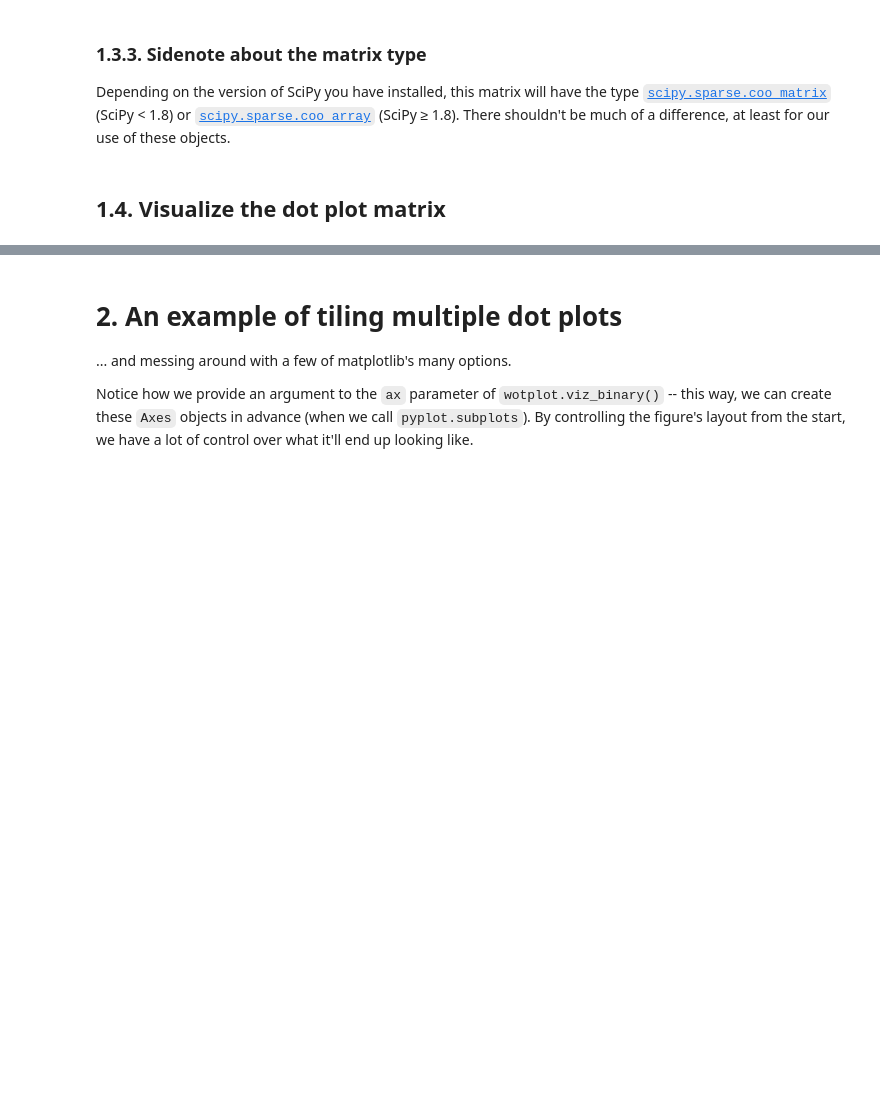
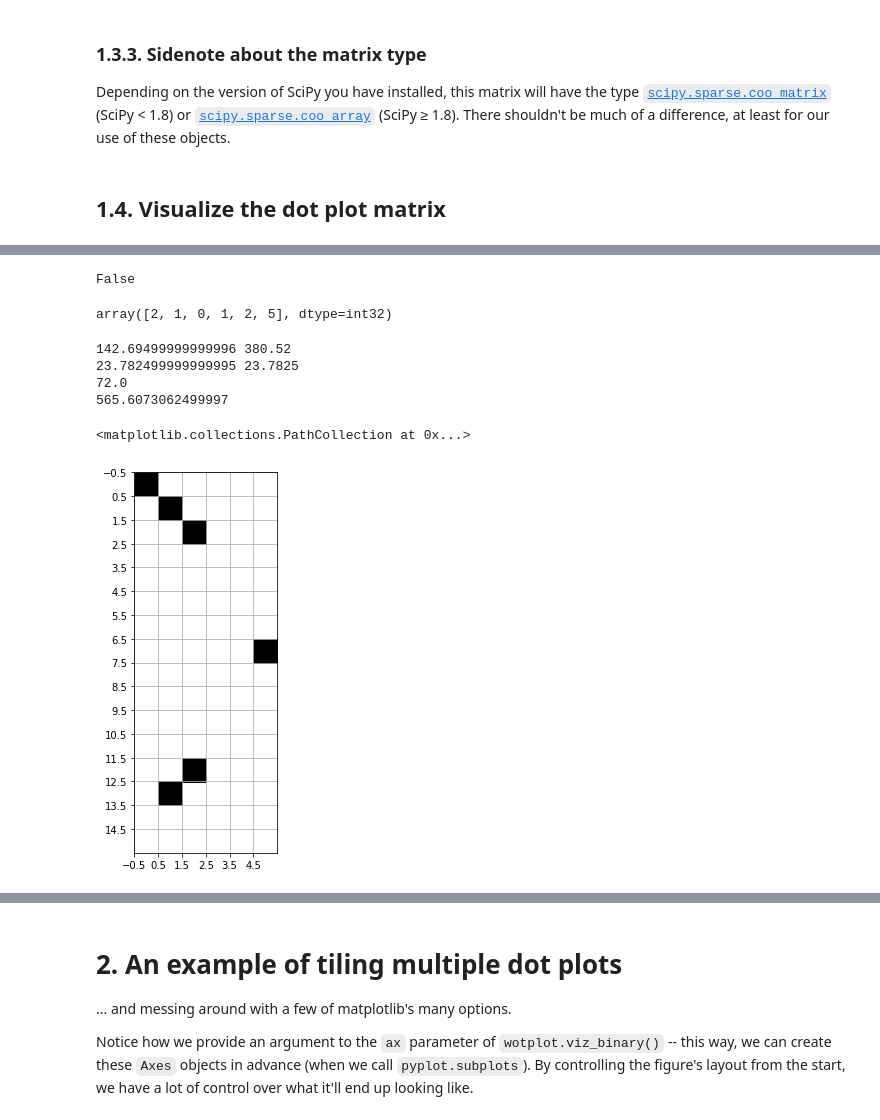
Before and after one commit to fedarko/wotplot, a Jupyter notebook: docs/Tutorial.ipynb, the cells around one changed output, grey strips where cells are left out. Cells and saved outputs as stored; diff of their text form; code cells hidden in the pictures; blank space fills up the shorter version.

```diff
--- a/docs/Tutorial.ipynb
+++ b/docs/Tutorial.ipynb
@@ -75,0 +191,41 @@ Depending on the version of SciPy you have installed, this matrix will have the
+# %%
+type(ax) == matplotlib.axes.Axes
+# %% [output]
+False
+# %%
+mat.col
+# %% [output]
+array([2, 1, 0, 1, 2, 5], dtype=int32)
+# %%
+mat = m2.mat
+fig, ax = pyplot.subplots()
+# Replicate what ax.spy() does -- based on
+# https://matplotlib.org/3.3.4/_modules/matplotlib/axes/_axes.html#Axes.spy
+# ax.add_line(mlines.Line2D(m.mat.col, m.mat.row, marker="s", markersize=12.79))
+ax.set_xlim(-0.5, mat.shape[1] - 0.5)
+ax.set_ylim(mat.shape[0] - 0.5, 0.5)
+ax.set_xticks([x - 0.5 for x in range(0, mat.shape[1])])
+ax.set_yticks([x - 0.5 for x in range(0, mat.shape[0])])
+fig.set_size_inches(7,7)
+ax.set_aspect("equal")
+# if we don't do this then the bbox is wrong
+ax.apply_aspect()
+ax.grid()
+bbox = ax.get_window_extent()
+w = bbox.width
+h = bbox.height
+print(w, h)
+w_per_cell = w / mat.shape[1]
+h_per_cell = h / mat.shape[0]
+print(w_per_cell, h_per_cell)
+print(fig.dpi)
+cell_area = w_per_cell**2
+print(cell_area)
+ax.scatter(mat.col, mat.row, marker="s", color="#000", s=cell_area)
+# %% [output]
+142.69499999999996 380.52
+23.782499999999995 23.7825
+72.0
+565.6073062499997
+<matplotlib.collections.PathCollection at 0x...>
+[figure, added]
```
Also changed, not shown: parts of 36 cells of this notebook.
